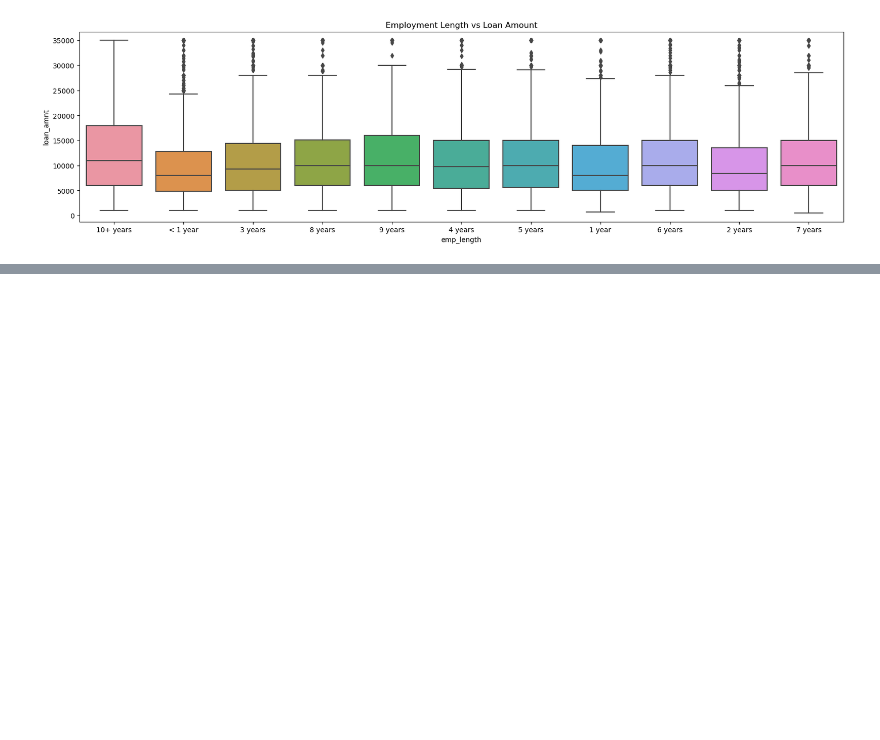
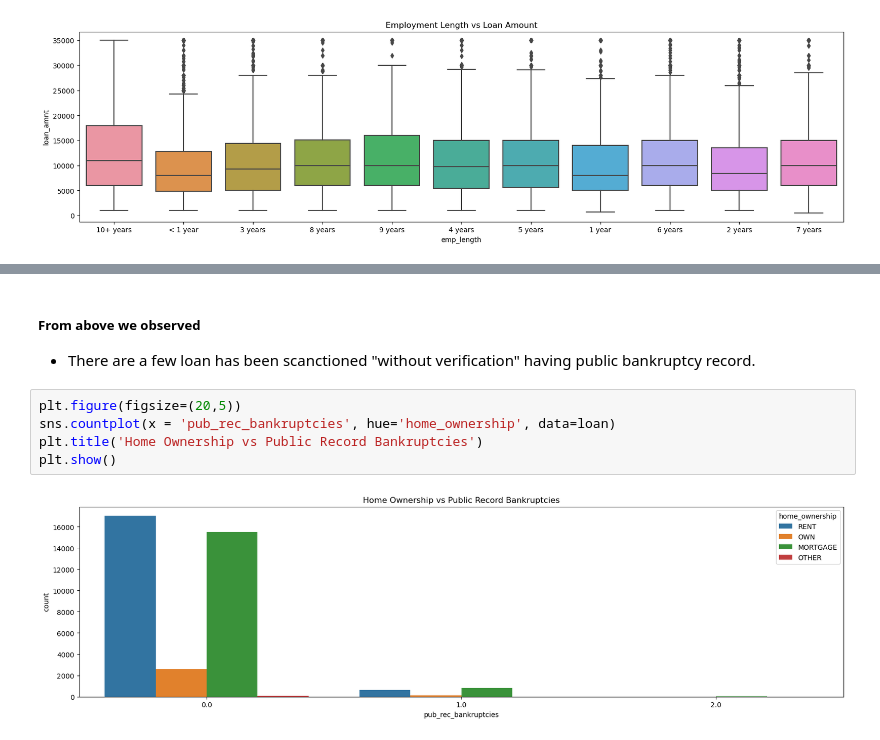
Before and after one commit to SanjayaKumarSahoo/lending-club-case-study, a Jupyter notebook: Group_Facilitator_Name.ipynb, the cells around one changed output, grey strips where cells are left out. Drawn from its saved outputs; the diff is of its cells as text; blank space fills up the shorter version.

```diff
--- a/Group_Facilitator_Name.ipynb
+++ b/Group_Facilitator_Name.ipynb
@@ -1229,0 +1251,10 @@ plt.show()
+# %% [markdown]
+##### From above we observed
+- There are a few loan has been scanctioned "without verification" having public bankruptcy record.
+# %%
+plt.figure(figsize=(20,5))
+sns.countplot(x = 'pub_rec_bankruptcies', hue='home_ownership', data=loan)
+plt.title('Home Ownership vs Public Record Bankruptcies')
+plt.show()
+# %% [output]
+[figure, added]
```
Also changed, not shown: parts of 96 cells of this notebook.
